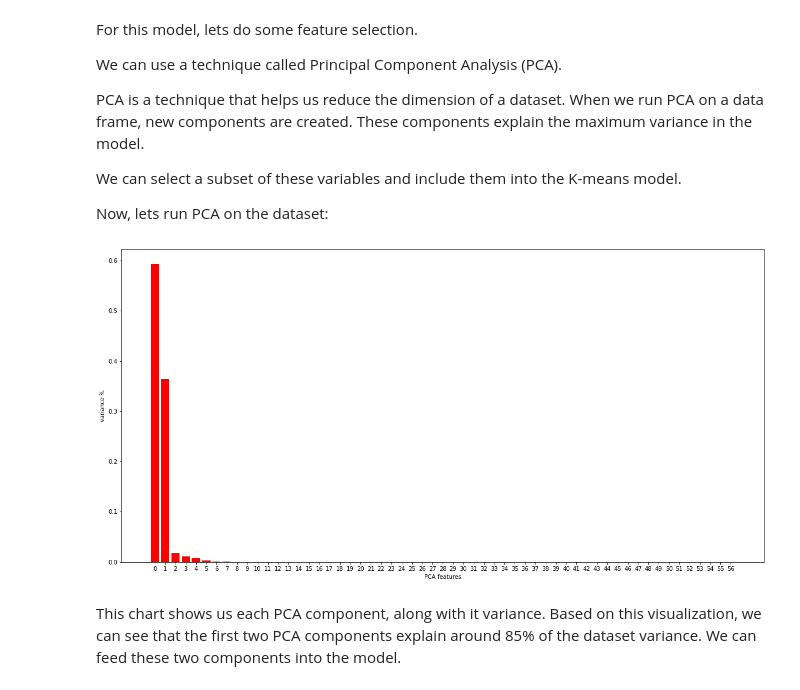
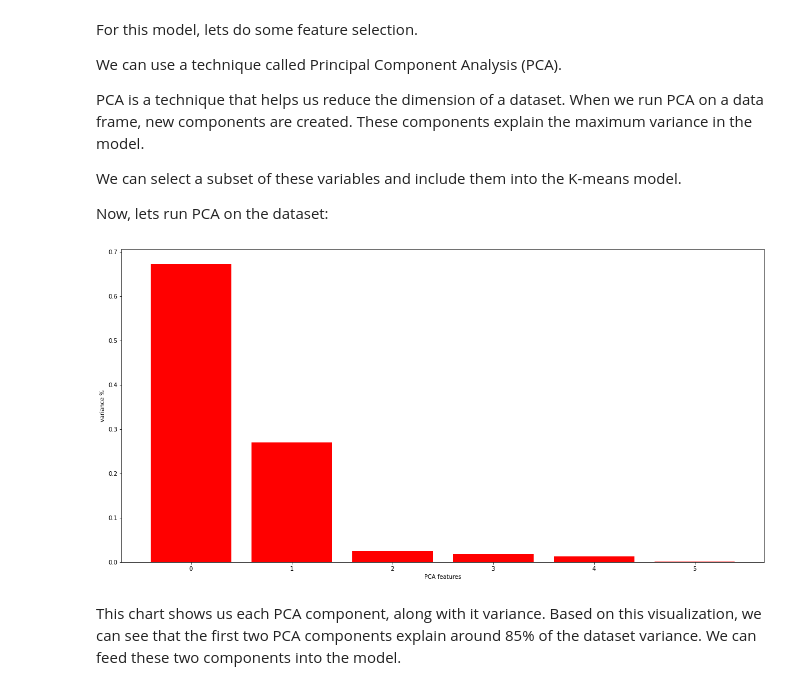
Before and after one commit to iremirezdeganuza72/Cohort_Analysis, a Jupyter notebook: Cohort analysis and segmentation.ipynb, the cells around one changed output. Cells and saved outputs as stored; diff of their text form; code cells hidden in the pictures.

```diff
--- a/Cohort analysis and segmentation.ipynb
+++ b/Cohort analysis and segmentation.ipynb
@@ -1254,0 +1357,41 @@ plt.show()
+# %%
+y_predict = modelo_kmeans.predict(X=X_scaled)
+# %%
+# Representación gráfica: grupos originales vs clusters creados
+# ==============================================================================
+fig, ax = plt.subplots(1, 2, figsize=(10, 4))
+
+# Grupos originales
+for i in np.unique(y):
+    ax[0].scatter(
+        x = X_scaled[y == i, 0],
+        y = X_scaled[y == i, 1],
+        c = plt.rcParams['axes.prop_cycle'].by_key()['color'][int(i)],
+        marker    = 'o',
+        edgecolor = 'black',
+        label= f"Grupo {i}"
+    )
+
+ax[0].set_title('Grupos originales')
+ax[0].legend();
+
+for i in np.unique(y_predict):
+    ax[1].scatter(
+        x = X_scaled[y_predict == i, 0],
+        y = X_scaled[y_predict == i, 1],
+        c = plt.rcParams['axes.prop_cycle'].by_key()['color'][int(i)],
+        marker    = 'o',
+        edgecolor = 'black',
+        label= f"Cluster {i}"
+    )
+
+ax[1].scatter(
+    x = modelo_kmeans.cluster_centers_[:, 0],
+    y = modelo_kmeans.cluster_centers_[:, 1],
+    c = 'black',
+    s = 200,
+    marker = '*',
+    label  = 'centroides'
+)
+ax[1].set_title('Clusters generados por Kmeans')
+ax[1].legend();
@@ -1265,19 +1410,19 @@ We can select a subset of these variables and include them into the K-means mode
 
 Now, lets run PCA on the dataset:
 # %%
-pca = PCA(n_components= 57)
-principalComponents = pca.fit_transform(df1)
+pca = PCA(n_components= 6)
+principalComponents = pca.fit_transform(df_cluster)
 
 plt.figure(figsize=(20,10))
 features = range(pca.n_components_)
 plt.bar(features, pca.explained_variance_ratio_, color='red')
 plt.xlabel('PCA features')
 plt.ylabel('variance %')
 plt.xticks(features)
 
 PCA_components = pd.DataFrame(principalComponents)
 # %% [output]
-[figure, old version]
+[figure, new version]
 # %% [markdown]
 This chart shows us each PCA component, along with it variance.
 Based on this visualization, we can see that the first two PCA components explain around 85% of the dataset variance.
```
Also changed, not shown: parts of 59 cells of this notebook.
